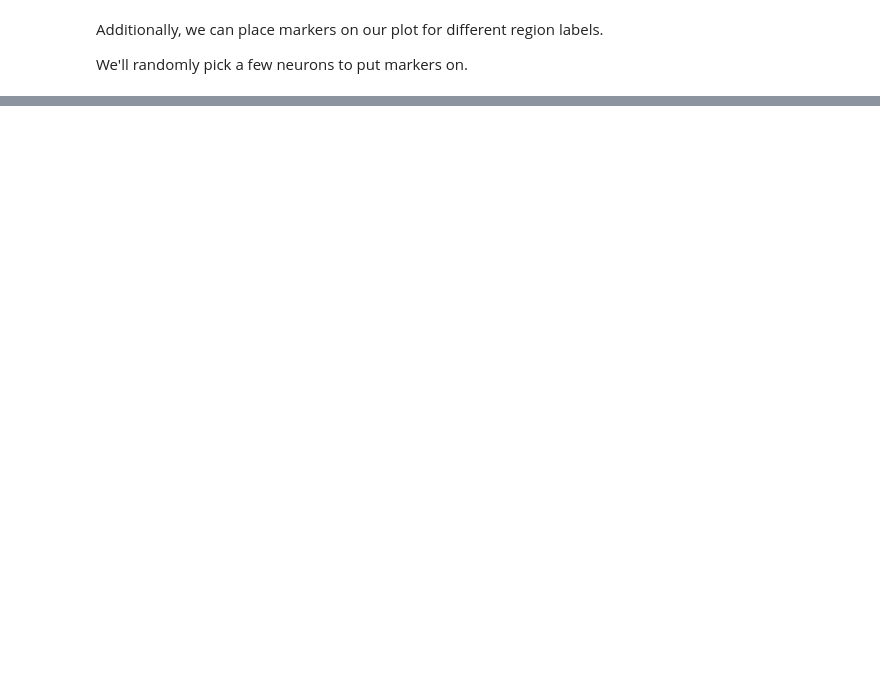
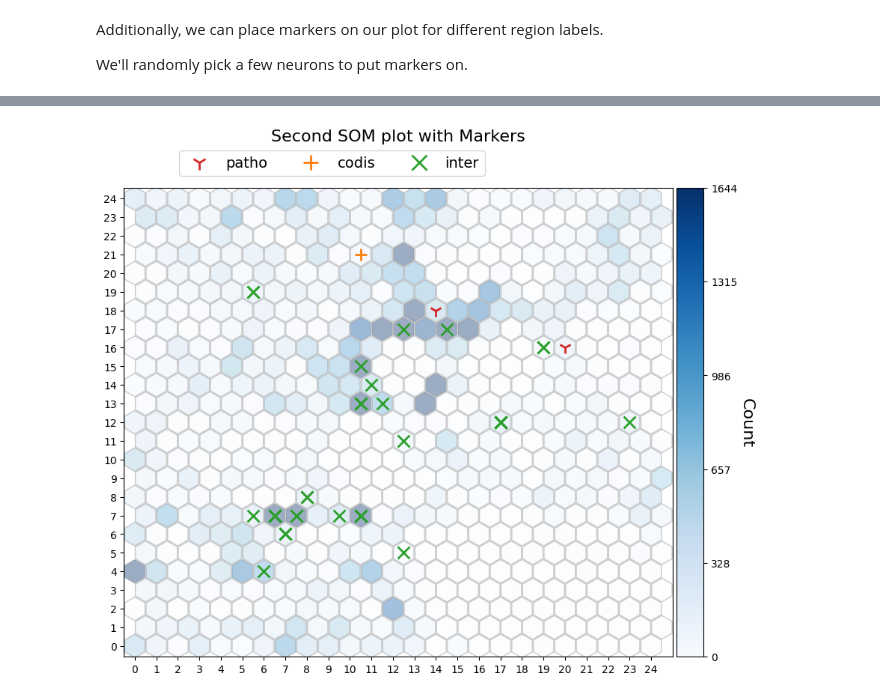
Before and after one commit to ACEnglish/laytr, a Jupyter notebook: notebooks/SOMPlotExample.ipynb, the cells around one changed output, grey strips where cells are left out. Cells and saved outputs as stored; diff of their text form; code cells hidden in the pictures; blank space fills up the shorter version.

```diff
--- a/notebooks/SOMPlotExample.ipynb
+++ b/notebooks/SOMPlotExample.ipynb
@@ -45,0 +54,45 @@ fig
+# %%
+data = pd.read_csv("../repo_utils/test_files/beds/grch38.chr22.adotto_v1.1_features.bed.gz", sep='\t')
+
+# Create a new dataframe with the data and the neurons they mapped as new columns
+data = pd.concat([data,
+                  pd.DataFrame(m_map, columns=["x", "y"])],  axis=1)
+# %%
+# We'll take only the sites with a patho/codis site
+pat_cod_subset = data[(data[["patho", "codis"]] != '.').any(axis=1)]
+
+# And we'll take a subset of each of the 'interspersed' annotations
+inter_types = data[data['interspersed'] != '.']['interspersed'].unique().tolist()
+inters = []
+for i in inter_types:
+    inters.append(data[data['interspersed'] == i].sample(10))
+inters = pd.concat(inters)
+marker_data = pd.concat([pat_cod_subset, inters])
+# %%
+# Now we just send the neurons and their labels to laytr.add_places
+neurons = marker_data[["x", "y"]].to_numpy()
+
+def label_selector(x):
+    """
+    Pick the label we want to apply
+    """
+    if x['patho'] != '.':
+        return "patho"
+    if x['codis'] != '.':
+        return "codis"
+    if x['interspersed'] != '.':
+        #return x['interspersed']
+        return "inter"
+    return '.'
+labels = marker_data.apply(label_selector, axis=1).tolist()
+
+markers = {'patho':'1', 'codis':'+', 'inter':'x'}
+colors = ['C3', 'C1', 'C2']
+
+fig4 = laytr.add_places(som, fig2, neurons, labels, markers, colors)
+
+# Add a title. Note we need more padding to get around the markers' label
+fig4.axes[0].set_title("Second SOM plot with Markers", pad=45, size=16)
+fig4
+# %% [output]
+[figure, added]
```
Also changed, not shown: parts of 5 cells of this notebook, 2 other files.
